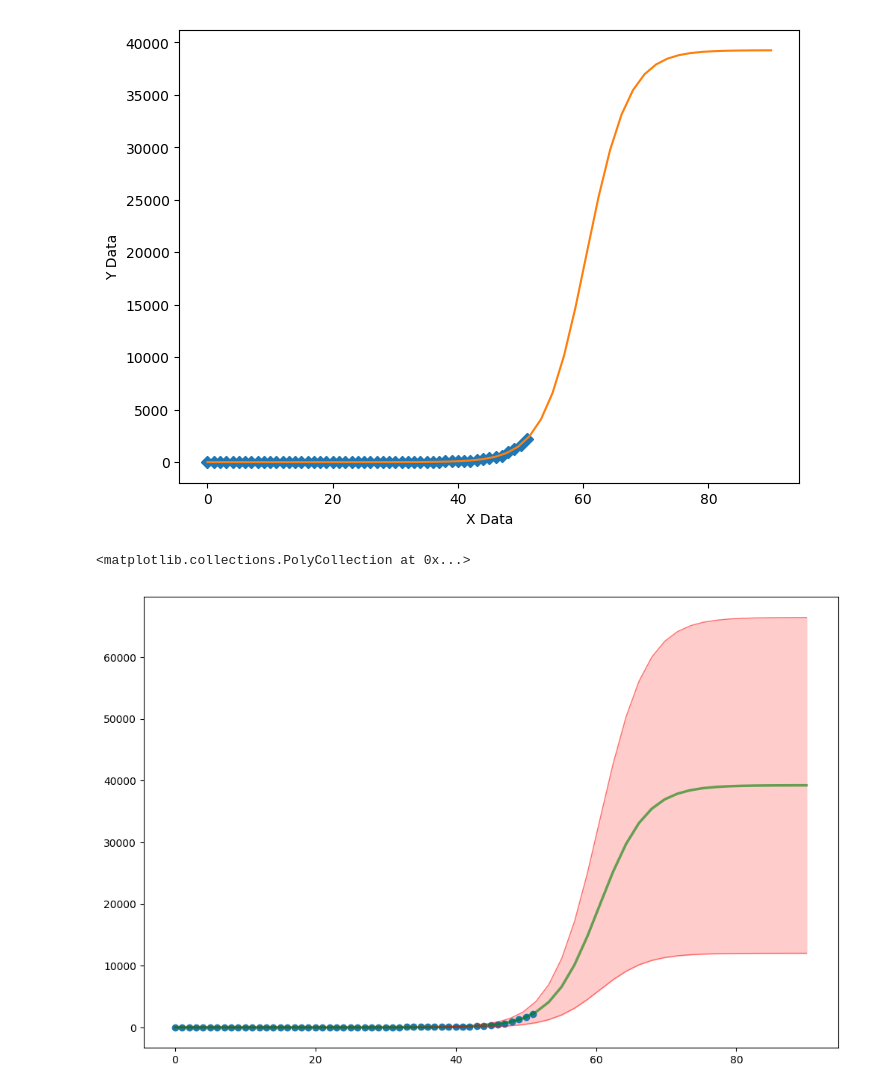
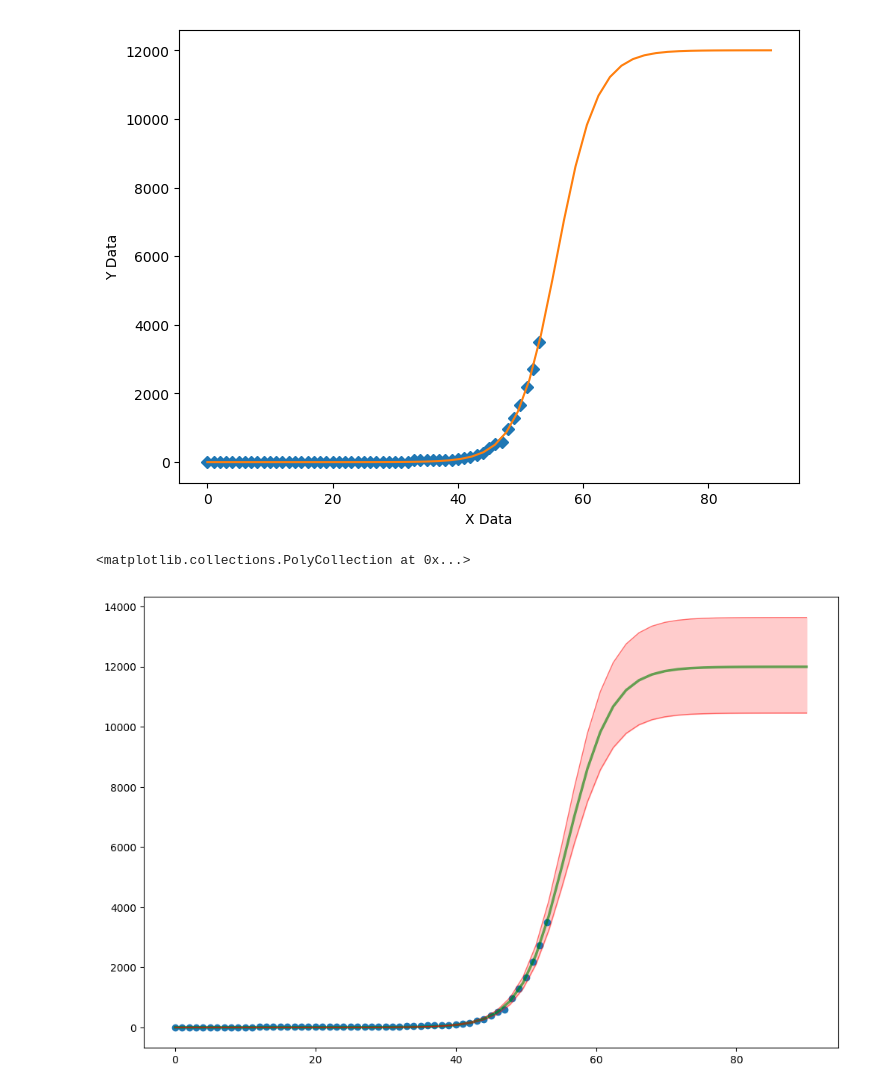
Before and after one commit to simra/COVID-19, a Jupyter notebook: notebooks/COVID-19 Plots.ipynb, the cells around one changed output. Saved outputs shown, nothing was run; the diff lists cells and outputs as text; code cells hidden in the pictures.

```diff
--- a/notebooks/COVID-19 Plots.ipynb
+++ b/notebooks/COVID-19 Plots.ipynb
@@ -37,7 +37,7 @@ df=raw.groupby('Country/Region').sum()
 #del df[df.columns[-1]]
 last_date = list(df.columns)[-1]
 
-df = df[(df.index.isin(['Canada'])) | (df[last_date]>1000)]
+df = df[(df.index.isin(['Canada','Japan'])) | (df[last_date]>1000)]
 
 df['Country/Region']=df.index
 df=df.melt(id_vars='Country/Region',var_name='date', value_name='Confirmed').pivot(index='date',columns='Country/Region')
@@ -47,5 +47,6 @@ del df.index.name
 df=df.sort_values(by=['date'])
 df.set_index('date', inplace=True)
 df.columns = [c[1] for c in df.columns]
+#del df['Cruise Ship']
 df
 # %% [output]
@@ -124,8 +128,8 @@ plotdataframe(df, logy=True)
 # US and Canada
 df=raw
 # temporarily drop 03/14
-del df[df.columns[-1]]
-df = df[df['Country/Region'].isin(['Canada','US'])]
+#del df[df.columns[-1]]
+df = df[df['Country/Region'].isin(['Canada','US','Italy'])]
 
 df=df.groupby('Country/Region').sum()
 
@@ -171,7 +175,7 @@ yData = df['US']
 xData = range(len(yData))
 
 def sigmoid(x, amplitude, x0, k):
-    return amplitude/(1.0+np.exp(-(x-k)/x0))
+    return amplitude**2/(1.0+np.exp(-(x-k)/x0))
 
 
 # function for genetic algorithm to minimize (sum of squared error)
@@ -189,7 +193,7 @@ def generate_Initial_Parameters():
     minY = min(yData)
 
     parameterBounds = []
-    parameterBounds.append([minY, maxY]) # search bounds for amplitude
+    parameterBounds.append([minY**2, maxY**2]) # search bounds for amplitude
     parameterBounds.append([1.0/maxX, 1e6]) # search bounds for x0
     parameterBounds.append([minX, maxX]) # search bounds for k
 
@@ -235,7 +239,7 @@ R-squared: 0.9977181202201288
 L=np.linalg.cholesky(pcov).T
 print(popt)
 print(L)
-eps = 0.5
+eps = 1
 [popt-L.dot([eps,0,0]),
  popt+L.dot([eps,0,0]),
  popt-L.dot([0,eps,0]),
@@ -280,7 +284,7 @@ graphWidth = 800
 graphHeight = 600
 ModelAndScatterPlot(graphWidth, graphHeight)
 # %% [output]
-[figure, old version]
+[figure, new version]
 # %%
 # Plot the best fit sigmoid and uncertainty region.
 
@@ -313,34 +317,33 @@ for p in [ [0,eps,0], [eps,0,0], [0,0,eps]]:
     mins = np.minimum(mins,s)
     #print(maxes,mins)
     params = popt-L.dot(p)
-    params[0] = max(params[0],max(yData))   # fudge in case the amplitude is negative.
+    #params[0] = max(params[0],max(yData))   # fudge in case the amplitude is negative.
     s= sigmoid(xModel,*params)
     #plt.plot(xModel, s, linewidth= 1.0, alpha = 0.5, color='red')
     maxes = np.maximum(maxes,s)
     mins = np.minimum(mins,s)
 
 plt.plot(xModel, maxes, linewidth= 1.0, alpha = 0.5, color='red')
 plt.plot(xModel, mins, linewidth= 1.0, alpha = 0.5, color='red')
 
 plt.fill_between(xModel, mins, maxes, color='#FFcccc')
-
 #ax.set_yscale('log')
 #plt.plot(xModel, sigmoid(xModel,lower[0], lower[1], lower[2] ), #curveFitModel-fitError,
 #    linewidth = 1.0,
 #    alpha = 0.5,
 #    color = 'red')
 #props = dict(boxstyle='round', facecolor='wheat', alpha=0.2)
 #plt.text(3.2, 1.0,
 #    ("$\mathrm{curve fit\;\;values:\;}$\n a = %.3f\t $\pm$ %.3f\n b = %.3f\t $\pm$ %.3f \n c = %.3f\t $\pm$ %.3f"
 #    % (popt[0], sigma[0], popt[1], sigma[1], popt[2], sigma[2])), fontsize=16,bbox=props )
 #xlabel(r'\textrm{time (s)}', fontsize=24)
 #ylabel(r'\textrm{temperature (K)}',fontsize=24)
 #plt.title(r"Exponential fit with $\pm 1\sigma$ and $\pm 3\sigma$ fit errors",
 #      fontsize=28, color='k')
 #ax.legend(fontsize=18)
 #plt.gca().xaxis.set_major_locator(MaxNLocator(prune='lower'))
 #plt.savefig('3sigmaPlot.pdf', figsize=(6,4), dpi=600)
 #plt.show()
 # %% [output]
 <matplotlib.collections.PolyCollection at 0x...>
-[figure, old version]
+[figure, new version]
```
Also changed, not shown: parts of 23 cells of this notebook, 1 other file.
